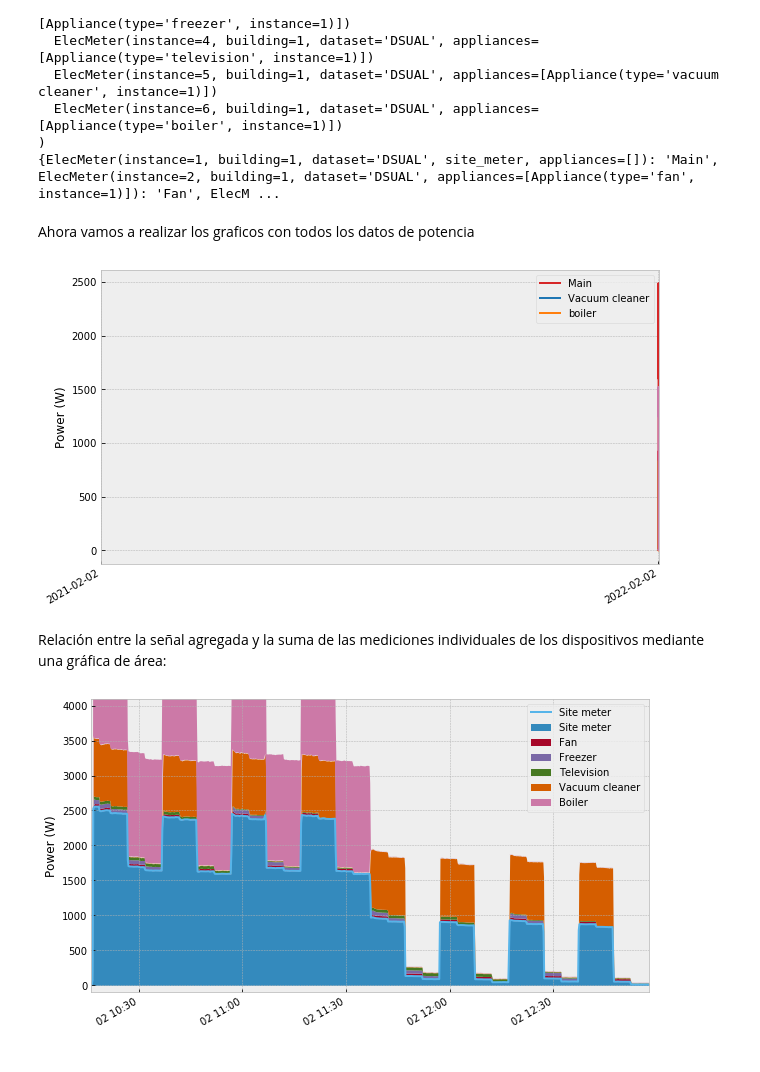
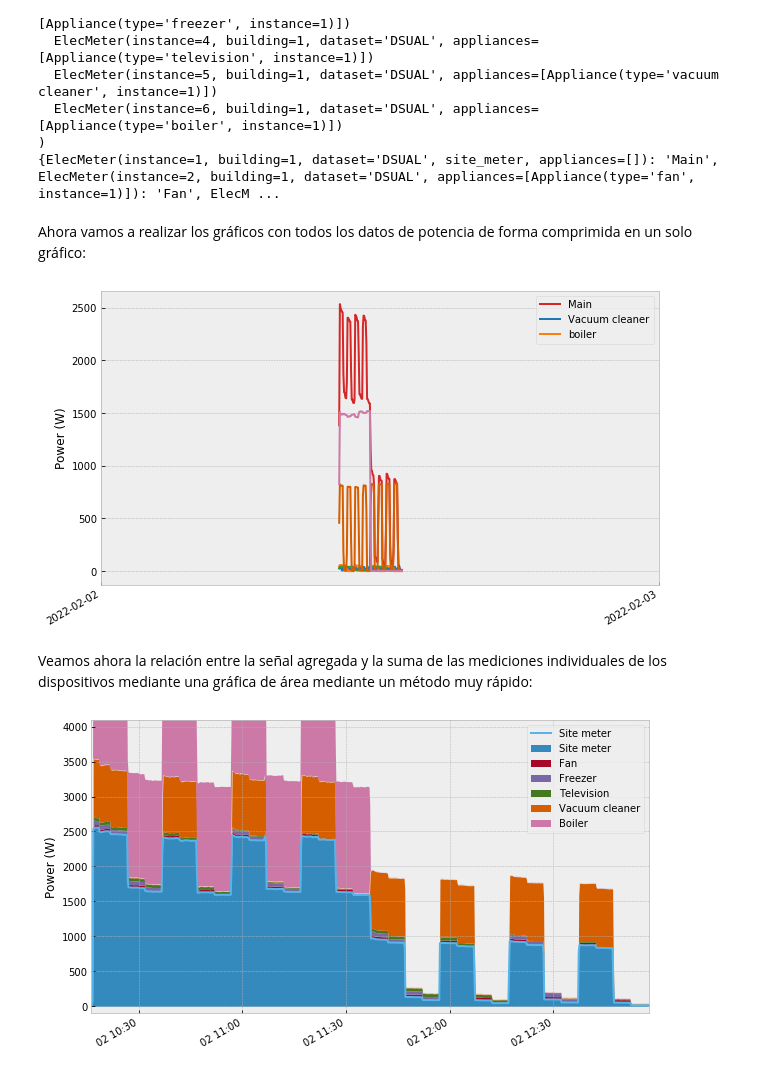
Before and after one commit to crn565/ozm_v2, a Jupyter notebook: 3.- ANALISIS Y ESTADISTICAS.ipynb, the cells around one changed output. Cells and saved outputs as stored; diff of their text form; code cells hidden in the pictures.

```diff
--- a/3.- ANALISIS Y ESTADISTICAS.ipynb
+++ b/3.- ANALISIS Y ESTADISTICAS.ipynb
@@ -35,7 +37,7 @@ print(Meters)
 
 
 #etiquetas eje x en algunos graficos
-days = ['2022-02-02 10:16:00+01:00',  '2021-02-02 12:58:00+01:00' ]
+days = [  '2022-02-02 00:00:00+01:00','2022-02-03 00:00:00+01:00' ]
 
 colors_1 = ['tab:red','tab:brown','tab:gray','tab:pink','tab:blue','tab:orange','tab:green']
 colors_2 = [colors_1[0]]+colors_1[4:]
@@ -50,28 +52,28 @@ MeterGroup(meters=
 )
 {ElecMeter(instance=1, building=1, dataset='DSUAL', site_meter, appliances=[]): 'Main', ElecMeter(instance=2, building=1, dataset='DSUAL', appliances=[Appliance(type='fan', instance=1)]): 'Fan', ElecM ...
 # %% [markdown]
-Ahora vamos a realizar los graficos con  todos los datos de potencia
+Ahora vamos a realizar los gráficos con  todos los datos de potencia de forma comprimida en un solo gráfico:
 # %%
 rcParams['figure.figsize'] = (10, 6)
 
-tf1=TimeFrame(start='2022-02-01', end='2022-02-03')
+tf1=TimeFrame(start='2022-02-02', end='2022-02-03')
 ax=elec.select(instance=[1,2,3,4,5,6]).plot(timeframe=tf1)
 #colores
 c=0
 for col in colors_2:
     ax.get_lines()[c].set_color(col)
     c+=1
 #etiquetas
 ax.legend([list(Meters.values())[0]]+list(Meters.values())[4:10])
 ax.set(xticks=days[:5])
 #guarda gráfico
 plt.savefig('./data/images/2.5_Plot_all_meters_week1.svg', bbox_inches='tight', transparent=True)
 plt.show()
 pass
 # %% [output]
-[figure, old version]
+[figure, new version]
 # %% [markdown]
-Relación entre la señal agregada y la suma de las mediciones individuales de los dispositivos mediante una gráfica de área:
+Veamos ahora la relación entre la señal agregada y la suma de las mediciones individuales de los dispositivos mediante una gráfica de área mediante un método muy rápido:
 # %%
 
 from nilmtk import TimeFrame
```
Also changed, not shown: parts of 12 cells of this notebook, 6 other files.
